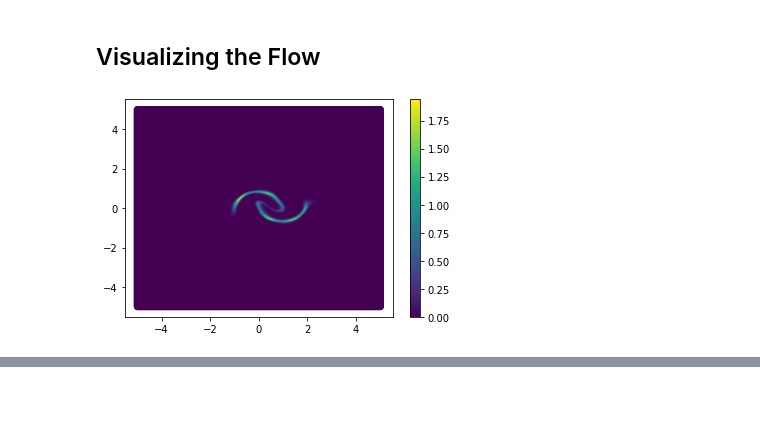
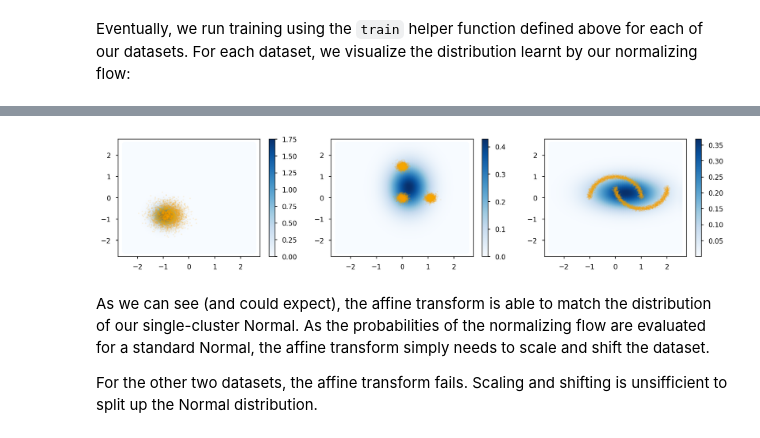
Before and after one commit to borchero/pyblaze, a Jupyter notebook: docs/guides/normalizing-flows.ipynb, the cells around one changed output, grey strips where cells are left out. Cells and saved outputs as stored; diff of their text form; code cells hidden in the pictures; blank space fills up the shorter version.

```diff
--- a/docs/guides/normalizing-flows.ipynb
+++ b/docs/guides/normalizing-flows.ipynb
@@ -55,0 +79,26 @@ optimizer = optim.Adam(m.parameters(), lr=1e-2)
+# %%
+def train_and_plot_for_all(engine):
+    plt.figure(figsize=plt.figaspect(0.2))
+
+    print("Dataset (1/3)...")
+    train(engine, data_unicluster)
+    plt.subplot(1, 3, 1)
+    P.density_plot2d(engine.model, (-2.5, 2.5), (-2.5, 2.5), cmap='Blues')
+    plt.colorbar()
+    plt.scatter(*data_unicluster.T, s=3, color='orange', alpha=0.1)
+
+    print("Dataset (2/3)...")
+    train(engine, data_tricluster)
+    plt.subplot(1, 3, 2)
+    P.density_plot2d(engine.model, (-2.5, 2.5), (-2.5, 2.5), cmap='Blues')
+    plt.colorbar()
+    plt.scatter(*data_tricluster.T, s=3, color='orange', alpha=0.1)
+
+    print("Dataset (3/3)...")
+    train(engine, data_moons)
+    plt.subplot(1, 3, 3)
+    P.density_plot2d(engine.model, (-2.5, 2.5), (-2.5, 2.5), cmap='Blues')
+    plt.colorbar()
+    plt.scatter(*data_moons.T, s=3, color='orange', alpha=0.1)
+
+    plt.show()
@@ -55,0 +129,2 @@ optimizer = optim.Adam(m.parameters(), lr=1e-2)
+# %%
+affine_model = xnn.NormalizingFlow([xnn.AffineTransform(2)])
@@ -56,2 +133,2 @@ optimizer = optim.Adam(m.parameters(), lr=1e-2)
 # %%
-engine = xnn.LikelihoodEngine(m)
+affine_engine = xnn.LikelihoodEngine(affine_model)
@@ -76,2 +134,0 @@ plt.show()
-# %% [markdown]
-## Visualizing the Flow
@@ -100,4 +135,5 @@ def visualize():
-# %%
-visualize()
-# %% [output]
-[figure, removed]
+# %% [markdown]
+Eventually, we run training using the `train` helper function defined above for each of our datasets. For each dataset, we visualize the distribution learnt by our normalizing flow:
+# %%
+train_and_plot_for_all(affine_engine)
+# %% [output]
@@ -103,0 +146,5 @@ visualize()
+[figure, added]
+# %% [markdown]
+As we can see (and could expect), the affine transform is able to match the distribution of our single-cluster Normal. As the probabilities of the normalizing flow are evaluated for a standard Normal, the affine transform simply needs to scale and shift the dataset.
+
+For the other two datasets, the affine transform fails. Scaling and shifting is unsifficient to split up the Normal distribution.
```
Also changed, not shown: parts of 26 cells of this notebook, 8 other files.
